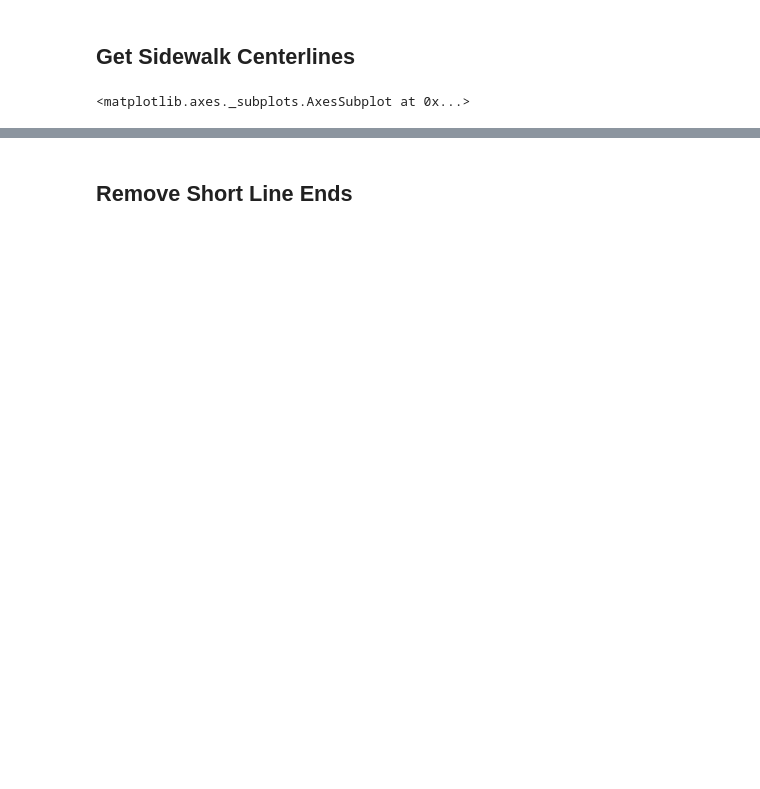
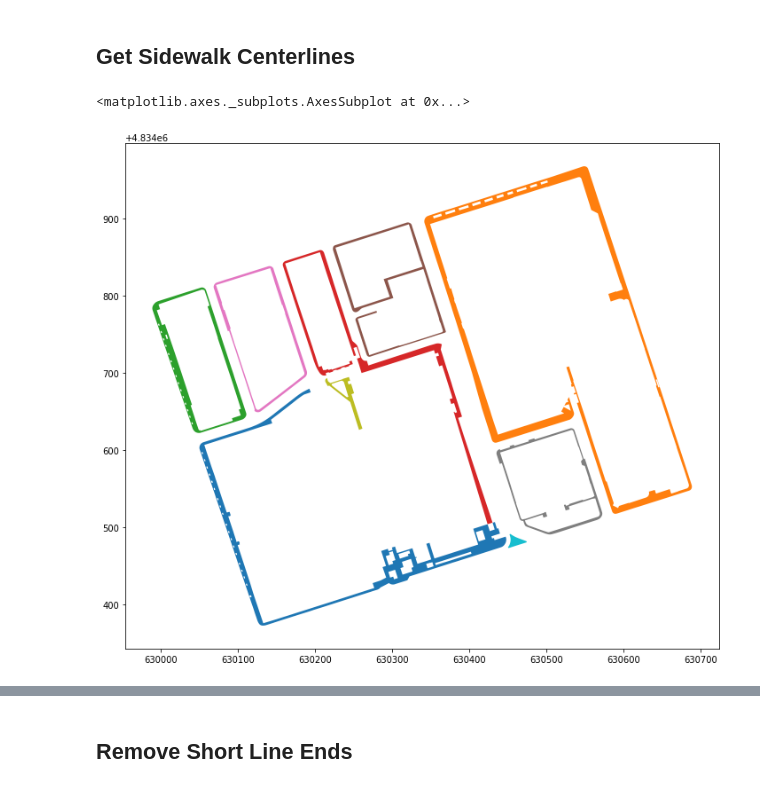
Before and after one commit to dalekunce/sidewalkwidths-portland, a Jupyter notebook: notebooks/sidewalks.ipynb, the cells around one changed output, grey strips where cells are left out. Drawn from its saved outputs; the diff is of its cells as text; code cells hidden in the pictures; blank space fills up the shorter version.

Commit message:
add python centerlines fix, update images

```diff
--- a/notebooks/sidewalks.ipynb
+++ b/notebooks/sidewalks.ipynb
@@ -23,9 +23,10 @@ df = gpd.read_file('../data/toronto_example.shp')
 crs = {'init': 'epsg:26917'}
 df.crs = crs
 # %%
-# df.plot(figsize=(12, 12), cmap='tab10')
+df.plot(figsize=(12, 12), cmap='tab10')
 # %% [output]
 <matplotlib.axes._subplots.AxesSubplot at 0x...>
+[figure, added]
 # %%
 df_dissolved = gpd.GeoDataFrame(geometry=gpd.GeoSeries([geom for geom in df.unary_union.geoms]))
 # %%
```
Also changed, not shown: parts of 18 cells of this notebook, 10 other files.
